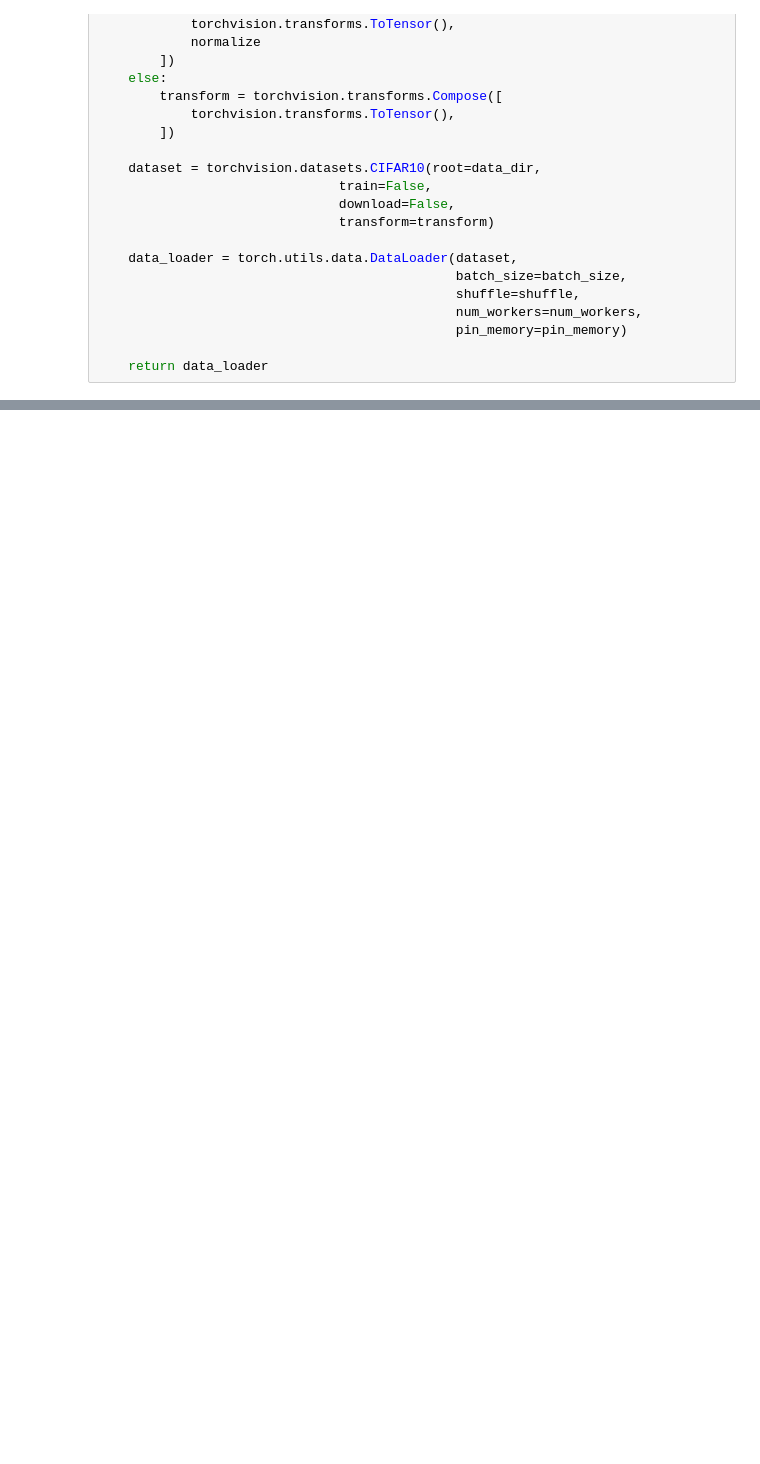
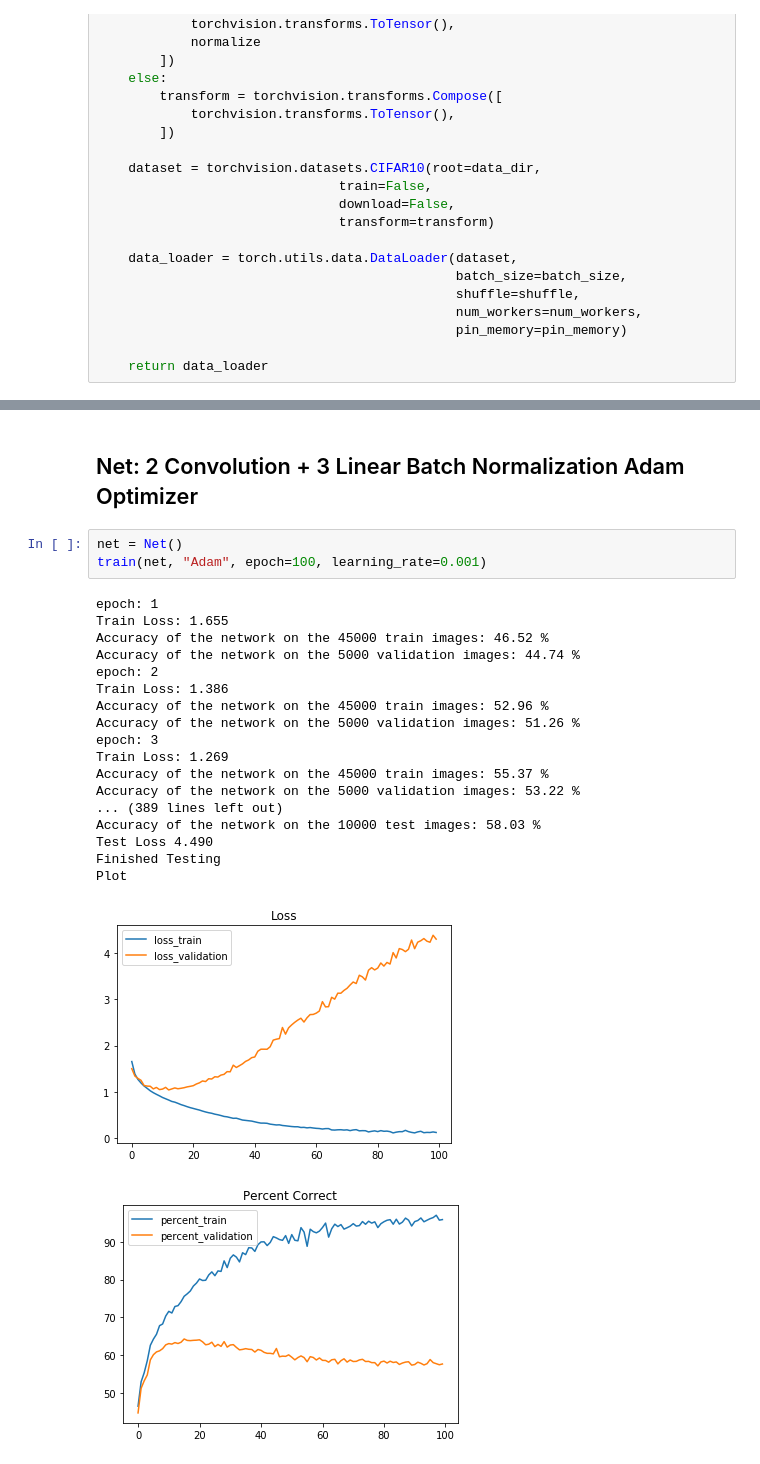
Before and after one commit to Xinyang622/PA3, a Jupyter notebook: Xinyang.ipynb, the cells around one changed output, grey strips where cells are left out. Cells and saved outputs as stored; diff of their text form; blank space fills up the shorter version.

```diff
--- a/Xinyang.ipynb
+++ b/Xinyang.ipynb
@@ -217,0 +368,25 @@ def percent_correct(net, loader):
+# %% [markdown]
+## Net: 2 Convolution + 3 Linear Batch Normalization Adam Optimizer
+# %%
+net = Net()
+train(net, "Adam", epoch=100, learning_rate=0.001)
+# %% [output]
+epoch: 1
+Train Loss: 1.655
+Accuracy of the network on the 45000 train images: 46.52 %
+Accuracy of the network on the 5000 validation images: 44.74 %
+epoch: 2
+Train Loss: 1.386
+Accuracy of the network on the 45000 train images: 52.96 %
+Accuracy of the network on the 5000 validation images: 51.26 %
+epoch: 3
+Train Loss: 1.269
+Accuracy of the network on the 45000 train images: 55.37 %
+Accuracy of the network on the 5000 validation images: 53.22 %
+... (389 lines left out)
+Accuracy of the network on the 10000 test images: 58.03 %
+Test Loss 4.490
+Finished Testing
+Plot
+[figure, added]
+[figure, added]
```
Also changed, not shown: parts of 40 cells of this notebook.
